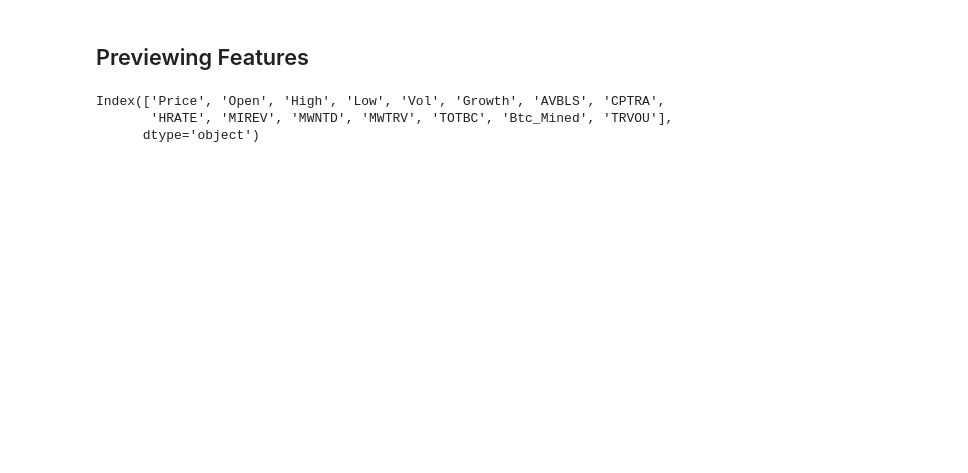
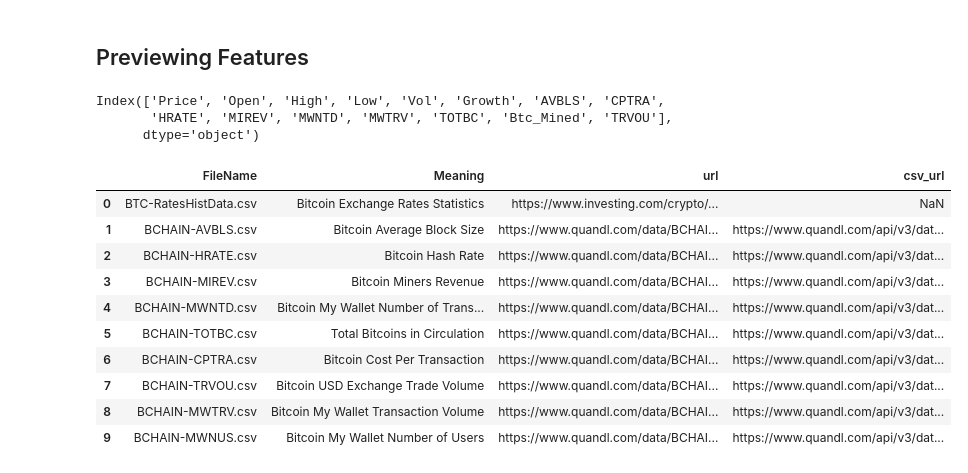
Before and after one commit to serg-razum-off/DFP-Numeric-2, a Jupyter notebook: train/btc_playground.ipynb, the cells around one changed output. Drawn from its saved outputs; the diff is of its cells as text; code cells hidden in the pictures; blank space fills up the shorter version.

```diff
--- a/train/btc_playground.ipynb
+++ b/train/btc_playground.ipynb
@@ -70,4 +72,18 @@ data_manager.data_btc.columns
 Index(['Price', 'Open', 'High', 'Low', 'Vol', 'Growth', 'AVBLS', 'CPTRA',
        'HRATE', 'MIREV', 'MWNTD', 'MWTRV', 'TOTBC', 'Btc_Mined', 'TRVOU'],
       dtype='object')
+# %%
+data_manager.data_files_notes
+# %% [output]
+|  | FileName | Meaning | url | csv_url |
+| 0 | BTC-RatesHistData.csv | Bitcoin Exchange Rates Statistics | https://www.investing.com/crypto/... | NaN |
+| 1 | BCHAIN-AVBLS.csv | Bitcoin Average Block Size | https://www.quandl.com/data/BCHAI... | https://www.quandl.com/api/v3/dat... |
+| 2 | BCHAIN-HRATE.csv | Bitcoin Hash Rate | https://www.quandl.com/data/BCHAI... | https://www.quandl.com/api/v3/dat... |
+| 3 | BCHAIN-MIREV.csv | Bitcoin Miners Revenue | https://www.quandl.com/data/BCHAI... | https://www.quandl.com/api/v3/dat... |
+| 4 | BCHAIN-MWNTD.csv | Bitcoin My Wallet Number of Trans... | https://www.quandl.com/data/BCHAI... | https://www.quandl.com/api/v3/dat... |
+| 5 | BCHAIN-TOTBC.csv | Total Bitcoins in Circulation | https://www.quandl.com/data/BCHAI... | https://www.quandl.com/api/v3/dat... |
+| 6 | BCHAIN-CPTRA.csv | Bitcoin Cost Per Transaction | https://www.quandl.com/data/BCHAI... | https://www.quandl.com/api/v3/dat... |
+| 7 | BCHAIN-TRVOU.csv | Bitcoin USD Exchange Trade Volume | https://www.quandl.com/data/BCHAI... | https://www.quandl.com/api/v3/dat... |
+| 8 | BCHAIN-MWTRV.csv | Bitcoin My Wallet Transaction Volume | https://www.quandl.com/data/BCHAI... | https://www.quandl.com/api/v3/dat... |
+| 9 | BCHAIN-MWNUS.csv | Bitcoin My Wallet Number of Users | https://www.quandl.com/data/BCHAI... | https://www.quandl.com/api/v3/dat... |
 # %%
```
Also changed, not shown: parts of 4 cells of this notebook, 1 other file.
